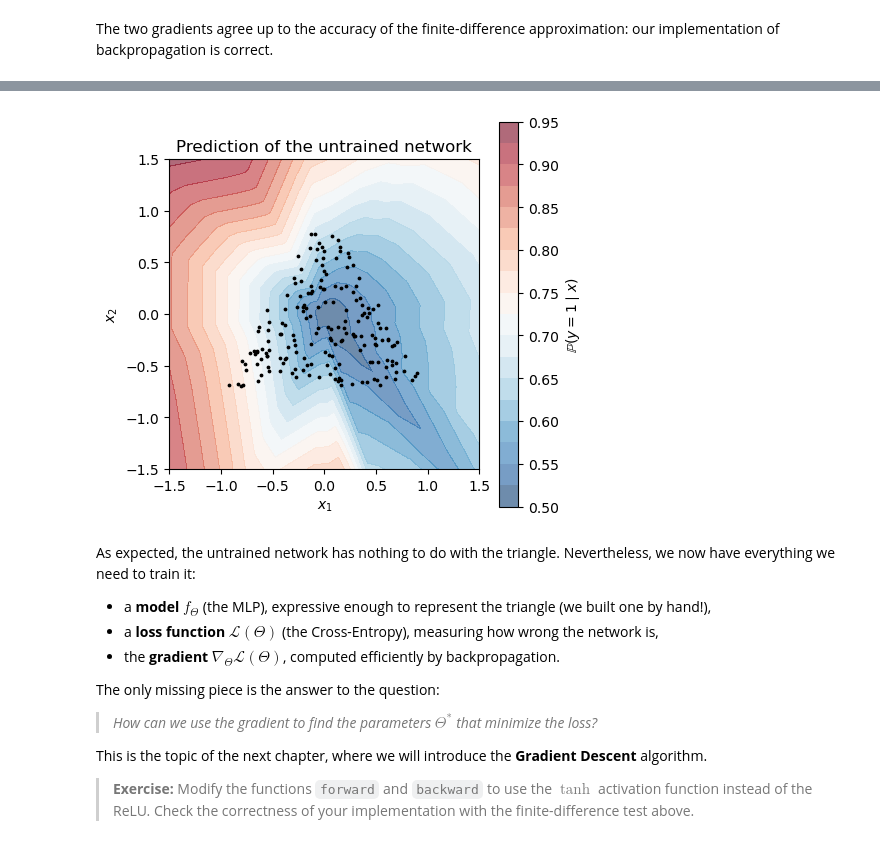
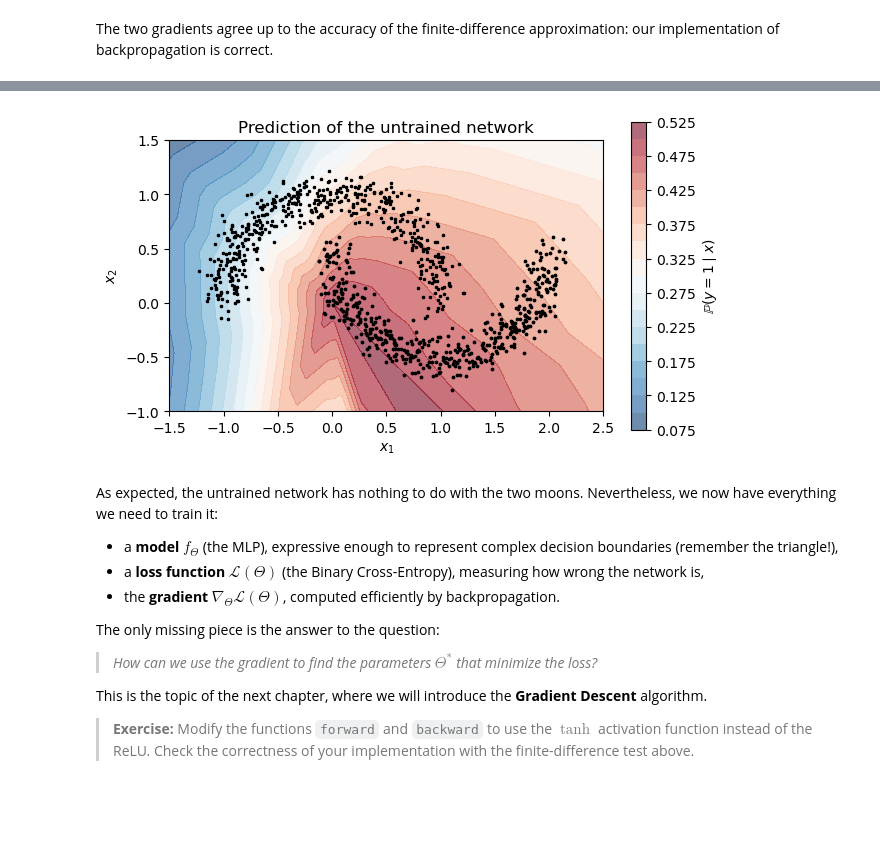
Before and after one commit to devangelista2/statistical-mathematical-methods, a Jupyter notebook: 2026-27/_sources/NN/from_ML_to_NN.ipynb, the cells around one changed output, grey strips where cells are left out. Drawn from its saved outputs; the diff is of its cells as text; code cells hidden in the pictures; blank space fills up the shorter version.

```diff
--- a/2026-27/_sources/NN/from_ML_to_NN.ipynb
+++ b/2026-27/_sources/NN/from_ML_to_NN.ipynb
@@ -511,10 +526,33 @@ Let's go back to the triangle dataset. We can now define an MLP with, say, two h
 # %%
-# One-hot encoding of the labels (K = 2 classes)
-Y = np.eye(2)[y]
+def make_moons(N, noise=0.1, seed=0):
+    """
+    Generates N points in R^2 on two interleaving half-circles (one per class).
+    """
+    rng = np.random.default_rng(seed)
+    n = N // 2
+    t = rng.uniform(0, np.pi, n)
+    s = rng.uniform(0, np.pi, n)
+    X = np.vstack([np.stack([np.cos(t), np.sin(t)], axis=1),             # Class 0: upper moon
+                   np.stack([1 - np.cos(s), 0.5 - np.sin(s)], axis=1)])  # Class 1: lower moon
+    X = X + noise * rng.normal(size=X.shape)
+    y = np.concatenate([np.zeros(n, dtype=int), np.ones(n, dtype=int)])
+    return X, y
 
-params = init_params([2, 16, 16, 2], seed=0)
+X, y = make_moons(1000, noise=0.1)
+Y = y.reshape(-1, 1).astype(float)  # Labels as a column vector
+
+plt.figure(figsize=(6, 4))
+plt.scatter(X[y == 0, 0], X[y == 0, 1], s=5, label="Class 0")
+plt.scatter(X[y == 1, 0], X[y == 1, 1], s=5, label="Class 1")
+plt.gca().set_aspect("equal")
+plt.legend()
+plt.title("The two moons dataset")
+plt.grid(alpha=0.3)
+plt.show()
+
+params = init_params([2, 16, 16, 1], seed=0)
 Y_hat, _ = forward(params, X)
 
-print(f"Loss of the untrained network: {cross_entropy(Y_hat, Y):.4f}")
-print(f"Accuracy of the untrained network: {np.mean(Y_hat.argmax(axis=1) == y) * 100:.2f}%")
+print(f"Loss of the untrained network: {binary_cross_entropy(Y_hat, Y):.4f}")
+print(f"Accuracy of the untrained network: {np.mean((Y_hat[:, 0] >= 0.5) == y) * 100:.2f}%")
 # %% [output]
@@ -523,24 +562,25 @@ Accuracy of the untrained network: 18.40%
 # %%
-xx1, xx2 = np.meshgrid(np.linspace(-1.5, 1.5, 300), np.linspace(-1.5, 1.5, 300))
+xx1, xx2 = np.meshgrid(np.linspace(-1.5, 2.5, 300), np.linspace(-1.0, 1.5, 300))
 grid = np.stack([xx1.ravel(), xx2.ravel()], axis=1)
 
 P_grid, _ = forward(params, grid)
-plt.figure(figsize=(5, 5))
-plt.contourf(xx1, xx2, P_grid[:, 1].reshape(xx1.shape), levels=20, cmap="RdBu_r", alpha=0.6)
+plt.figure(figsize=(7, 4))
+plt.contourf(xx1, xx2, P_grid[:, 0].reshape(xx1.shape), levels=20, cmap="RdBu_r", alpha=0.6)
 plt.colorbar(label=r"$\mathbb{P}(y = 1 \mid x)$")
+plt.scatter(X[y == 0, 0], X[y == 0, 1], s=3, c="k", marker="x")
 plt.scatter(X[y == 1, 0], X[y == 1, 1], s=3, c="k")
 plt.title("Prediction of the untrained network")
 plt.gca().set_aspect("equal")
 plt.xlabel("$x_1$")
 plt.ylabel("$x_2$")
 plt.show()
 # %% [output]
-[figure, old version]
+[figure, new version]
 # %% [markdown]
-As expected, the untrained network has nothing to do with the triangle. Nevertheless, we now have everything we need to train it:
+As expected, the untrained network has nothing to do with the two moons. Nevertheless, we now have everything we need to train it:
 
-- a **model** $f_\Theta$ (the MLP), expressive enough to represent the triangle (we built one by hand!),
-- a **loss function** $\mathcal{L}(\Theta)$ (the Cross-Entropy), measuring how wrong the network is,
+- a **model** $f_\Theta$ (the MLP), expressive enough to represent complex decision boundaries (remember the triangle!),
+- a **loss function** $\mathcal{L}(\Theta)$ (the Binary Cross-Entropy), measuring how wrong the network is,
 - the **gradient** $\nabla_\Theta \mathcal{L}(\Theta)$, computed efficiently by backpropagation.
 
 The only missing piece is the answer to the question:
```
Also changed, not shown: parts of 9 cells of this notebook, 37 other files.
